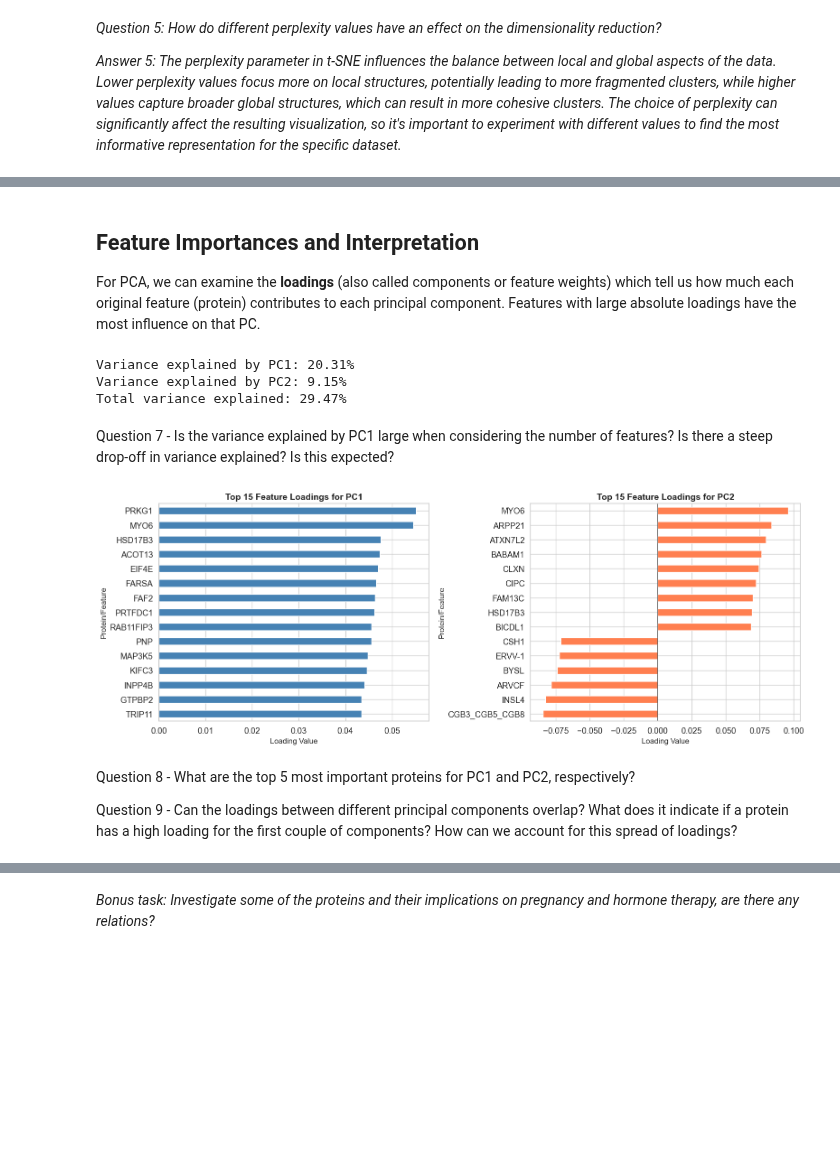
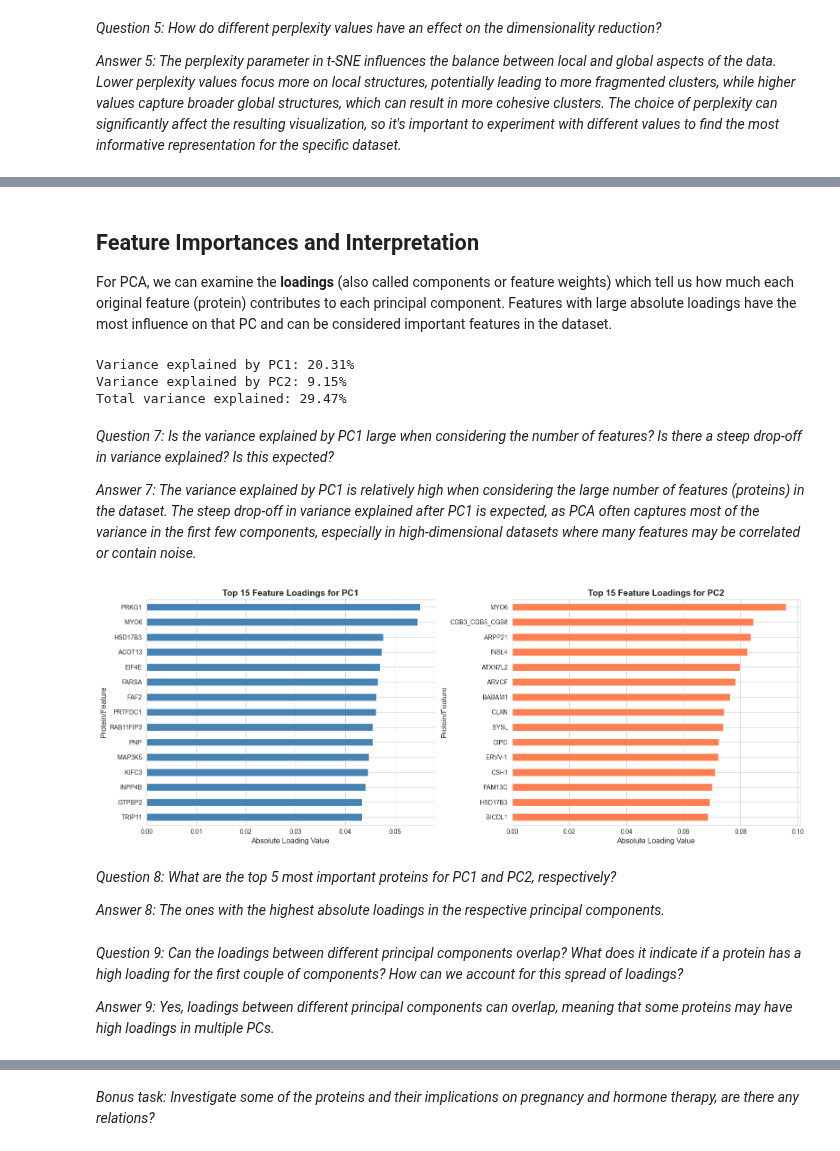
Before and after one commit to CompOmics/lsabd-machine-learning-tutorials, a Jupyter notebook: notebooks/answers/2-dimensionality-reduction.ipynb, the cells around one changed output, grey strips where cells are left out. Saved outputs shown, nothing was run; the diff lists cells and outputs as text; code cells hidden in the pictures; blank space fills up the shorter version.

```diff
--- a/notebooks/answers/2-dimensionality-reduction.ipynb
+++ b/notebooks/answers/2-dimensionality-reduction.ipynb
@@ -223,12 +241,12 @@ Next we will fit the models to perform the dimensionality reduction. You can alw
 Because we are now using unsupervized learning methods, we can safely use the `fit_transform` method to fit and transform the data in one step.
 # %%
 # Perform PCA
-pca = PCA(n_components=2)
-pca_result = pca.fit_transform(data_wide_filled_missing_values)
+pca_model = PCA(n_components=2)
+pca_result = pca_model.fit_transform(data_wide_filled_missing_values)
 
 # Perform t-SNE with parallelization and adjusted perplexity for performance
-tsne = TSNE(n_components=2, n_jobs=-1, perplexity=30, random_state=42)
-tsne_result = tsne.fit_transform(data_wide_filled_missing_values)
+tsne_model = TSNE(n_components=2, n_jobs=-1, perplexity=30, random_state=42)
+tsne_result = tsne_model.fit_transform(data_wide_filled_missing_values)
 
 # Perform UMAP (ensure umap-learn is installed)
 umap_model = umap.UMAP(n_components=2, random_state=42)
@@ -337,12 +355,12 @@ plt.show()
 # %% [markdown]
 ## Feature Importances and Interpretation
 
-For PCA, we can examine the **loadings** (also called components or feature weights) which tell us how much each original feature (protein) contributes to each principal component. Features with large absolute loadings have the most influence on that PC.
+For PCA, we can examine the **loadings** (also called components or feature weights) which tell us how much each original feature (protein) contributes to each principal component. Features with large absolute loadings have the most influence on that PC and can be considered important features in the dataset.
 # %%
 # PCA Feature Importances (Loadings)
 # Get the loadings for PC1 and PC2
 loadings = pd.DataFrame(
-    pca.components_.T,
+    pca_model.components_.T,
     columns=['PC1', 'PC2'],
     index=data_wide_filled_missing_values.columns
 )
@@ -355,41 +373,53 @@ loadings['PC2_abs'] = np.abs(loadings['PC2'])
 top_pc1 = loadings.nlargest(15, 'PC1_abs')[['PC1']].sort_values('PC1')
 top_pc2 = loadings.nlargest(15, 'PC2_abs')[['PC2']].sort_values('PC2')
 
-print("Variance explained by PC1: {:.2f}%".format(pca.explained_variance_ratio_[0] * 100))
-print("Variance explained by PC2: {:.2f}%".format(pca.explained_variance_ratio_[1] * 100))
-print("Total variance explained: {:.2f}%".format(sum(pca.explained_variance_ratio_) * 100))
+expl_variance = pca_model.explained_variance_ratio_
+print("Variance explained by PC1: {:.2f}%".format(expl_variance[0] * 100))
+print("Variance explained by PC2: {:.2f}%".format(expl_variance[1] * 100))
+print("Total variance explained: {:.2f}%".format(sum(expl_variance) * 100))
 # %% [output]
 Variance explained by PC1: 20.31%
 Variance explained by PC2: 9.15%
 Total variance explained: 29.47%
 # %% [markdown]
-Question 7 - Is the variance explained by PC1 large when considering the number of features? Is there a steep drop-off in variance explained? Is this expected?
+*Question 7: Is the variance explained by PC1 large when considering the number of features? Is there a steep drop-off in variance explained? Is this expected?*
+
+*Answer 7: The variance explained by PC1 is relatively high when considering the large number of features (proteins) in the dataset. The steep drop-off in variance explained after PC1 is expected, as PCA often captures most of the variance in the first few components, especially in high-dimensional datasets where many features may be correlated or contain noise.*
 # %%
 # Visualize top feature loadings for PC1 and PC2
 fig, axes = plt.subplots(1, 2, figsize=(16, 6))
 
 # PC1 loadings
-top_pc1.plot(kind='barh', ax=axes[0], color='steelblue', legend=False)
-axes[0].set_title('Top 15 Feature Loadings for PC1', fontsize=14, fontweight='bold')
-axes[0].set_xlabel('Loading Value', fontsize=12)
-axes[0].set_ylabel('Protein/Feature', fontsize=12)
-axes[0].axvline(x=0, color='black', linestyle='-', linewidth=0.5)
+top_pc1.abs().sort_values(by="PC1").plot(
+    kind="barh", ax=axes[0], color="steelblue", legend=False
+)
+axes[0].set_title("Top 15 Feature Loadings for PC1")
+axes[0].set_xlabel("Absolute Loading Value")
+axes[0].set_ylabel("Protein/Feature")
+axes[0].axvline(x=0, color="black", linestyle="-", linewidth=0.5)
 
 # PC2 loadings
-top_pc2.plot(kind='barh', ax=axes[1], color='coral', legend=False)
-axes[1].set_title('Top 15 Feature Loadings for PC2', fontsize=14, fontweight='bold')
-axes[1].set_xlabel('Loading Value', fontsize=12)
-axes[1].set_ylabel('Protein/Feature', fontsize=12)
-axes[1].axvline(x=0, color='black', linestyle='-', linewidth=0.5)
+data = top_pc2.abs().sort_values(by="PC2")
+data.plot(
+    kind="barh", ax=axes[1], color="coral", legend=False
+)
+axes[1].set_title("Top 15 Feature Loadings for PC2")
+axes[1].set_xlabel("Absolute Loading Value")
+axes[1].set_ylabel("Protein/Feature")
+axes[1].axvline(x=0, color="black", linestyle="-", linewidth=0.5)
 
 plt.tight_layout()
 plt.show()
 # %% [output]
-[figure, old version]
+[figure, new version]
+# %% [markdown]
+*Question 8: What are the top 5 most important proteins for PC1 and PC2, respectively?*
+
+*Answer 8: The ones with the highest absolute loadings in the respective principal components.*
 # %% [markdown]
-Question 8 - What are the top 5 most important proteins for PC1 and PC2, respectively?
+*Question 9: Can the loadings between different principal components overlap? What does it indicate if a protein has a high loading for the first couple of components? How can we account for this spread of loadings?*
 
-Question 9 - Can the loadings between different principal components overlap? What does it indicate if a protein has a high loading for the first couple of components? How can we account for this spread of loadings?
+*Answer 9: Yes, loadings between different principal components can overlap, meaning that some proteins may have high loadings in multiple PCs.*
 # %%
 # Get top 5 features for PC1
 top_5_pc1_features = loadings.nlargest(5, "PC1_abs").index.tolist()
```
Also changed, not shown: parts of 17 cells of this notebook, 2 other files.
